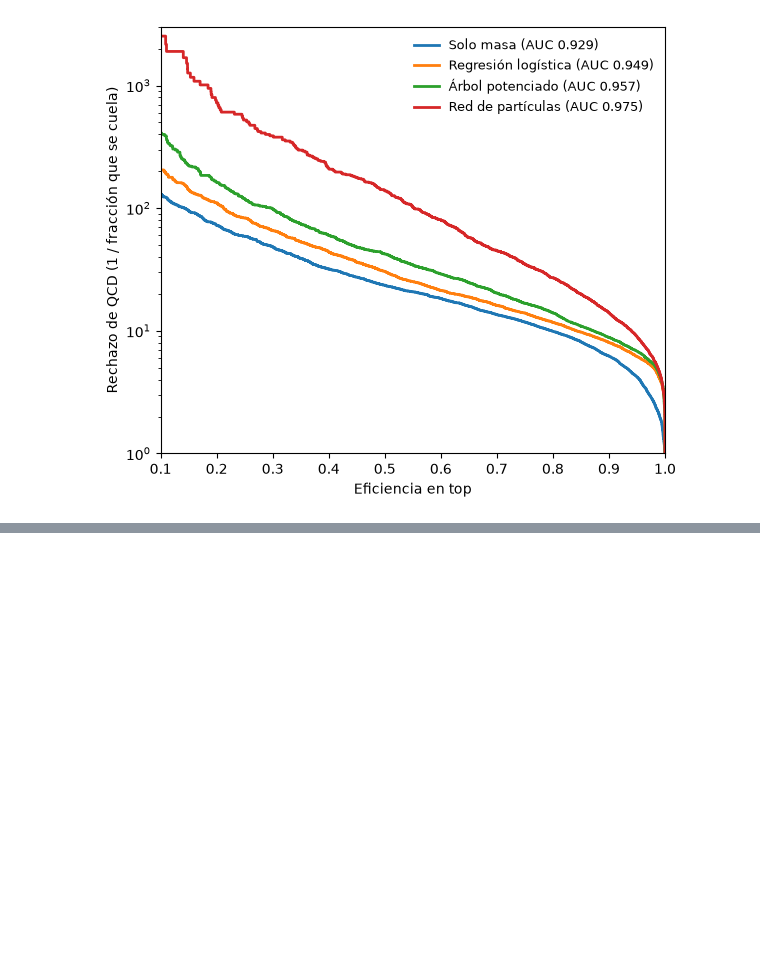
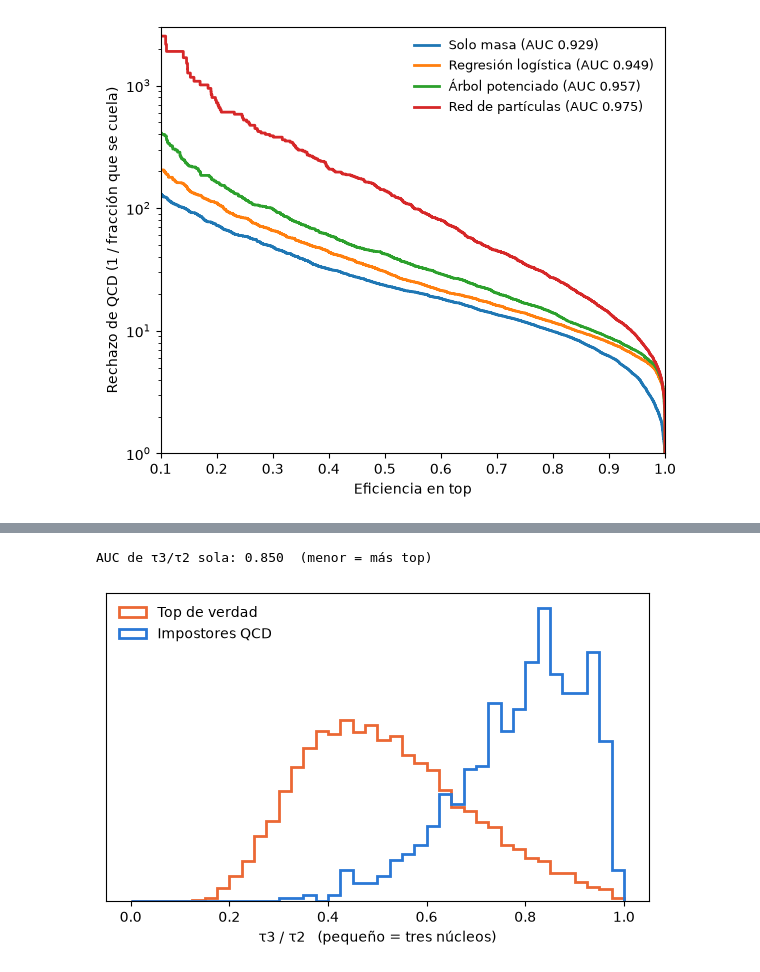
Before and after one commit to Massinger06/jets-top-tagging, a Jupyter notebook: notebooks/01_exploracion.ipynb, the cells around one changed output, grey strips where cells are left out. Cells and saved outputs as stored; diff of their text form; code cells hidden in the pictures; blank space fills up the shorter version.

```diff
--- a/notebooks/01_exploracion.ipynb
+++ b/notebooks/01_exploracion.ipynb
@@ -584,0 +647,49 @@ Red de partículas        0.975              389
+# %%
+def tau_N(pos, w, N, vueltas=10):
+    """pos: (jets, partículas, 2) con (Δη, Δφ);  w: (jets, partículas) fracción de energía, 0 en el relleno."""
+    J = pos.shape[0]
+    filas = np.arange(J)
+
+    # Centros iniciales: el más energético, y luego el más lejano (pesado por energía)
+    centros = np.zeros((J, N, 2))
+    centros[:, 0] = pos[:, 0]
+    for k in range(1, N):
+        d2 = ((pos[:, :, None, :] - centros[:, None, :k, :]) ** 2).sum(-1).min(-1)   # (jets, partículas)
+        centros[:, k] = pos[filas, np.argmax(w * d2, axis=1)]
+
+    for _ in range(vueltas):
+        d = np.sqrt(((pos[:, :, None, :] - centros[:, None, :, :]) ** 2).sum(-1))   # (jets, partículas, N)
+        asignado = np.eye(N)[d.argmin(-1)] * w[..., None]                          # peso de cada partícula en cada centro
+        peso_centro = asignado.sum(1)                                              # (jets, N)
+        nuevos = (asignado[..., None] * pos[:, :, None, :]).sum(1) / np.maximum(peso_centro, 1e-12)[..., None]
+        centros = np.where(peso_centro[..., None] > 0, nuevos, centros)
+
+    d = np.sqrt(((pos[:, :, None, :] - centros[:, None, :, :]) ** 2).sum(-1))
+    return (w * d.min(-1)).sum(1) / w.sum(1)
+
+
+P = 80
+pos_todo = np.stack([deta[:, :P], dphi[:, :P]], axis=-1)
+w_todo = np.where(hay[:, :P], pt_i[:, :P], 0.0) / pt_total[:, None]
+
+taus = {N: np.zeros(len(y)) for N in (1, 2, 3)}
+for a in range(0, len(y), 10_000):                 # de a 10 mil jets, para cuidar la memoria
+    for N in (1, 2, 3):
+        taus[N][a:a + 10_000] = tau_N(pos_todo[a:a + 10_000], w_todo[a:a + 10_000], N)
+
+tau32 = np.where(taus[2] > 0, taus[3] / np.where(taus[2] > 0, taus[2], 1), 1.0)
+print(f"AUC de τ3/τ2 sola: {1 - roc_auc_score(y, tau32):.3f}  (menor = más top)")
+
+# ¿Los impostores tienen τ3/τ2 más alto que los top de verdad?
+t32_pru = tau32[idx_pru]
+bins = np.linspace(0, 1, 41)
+fig, ax = plt.subplots(figsize=(7, 4))
+ax.hist(t32_pru[top_seguros], bins, histtype="step", lw=2, color="#eb6834", density=True, label="Top de verdad")
+ax.hist(t32_pru[impostores], bins, histtype="step", lw=2, color="#2a78d6", density=True, label="Impostores QCD")
+ax.set_xlabel("τ3 / τ2   (pequeño = tres núcleos)")
+ax.set_yticks([])
+ax.legend(frameon=False)
+plt.show()
+# %% [output]
+AUC de τ3/τ2 sola: 0.850  (menor = más top)
+[figure, added]
```
Also changed, not shown: parts of 4 cells of this notebook.
